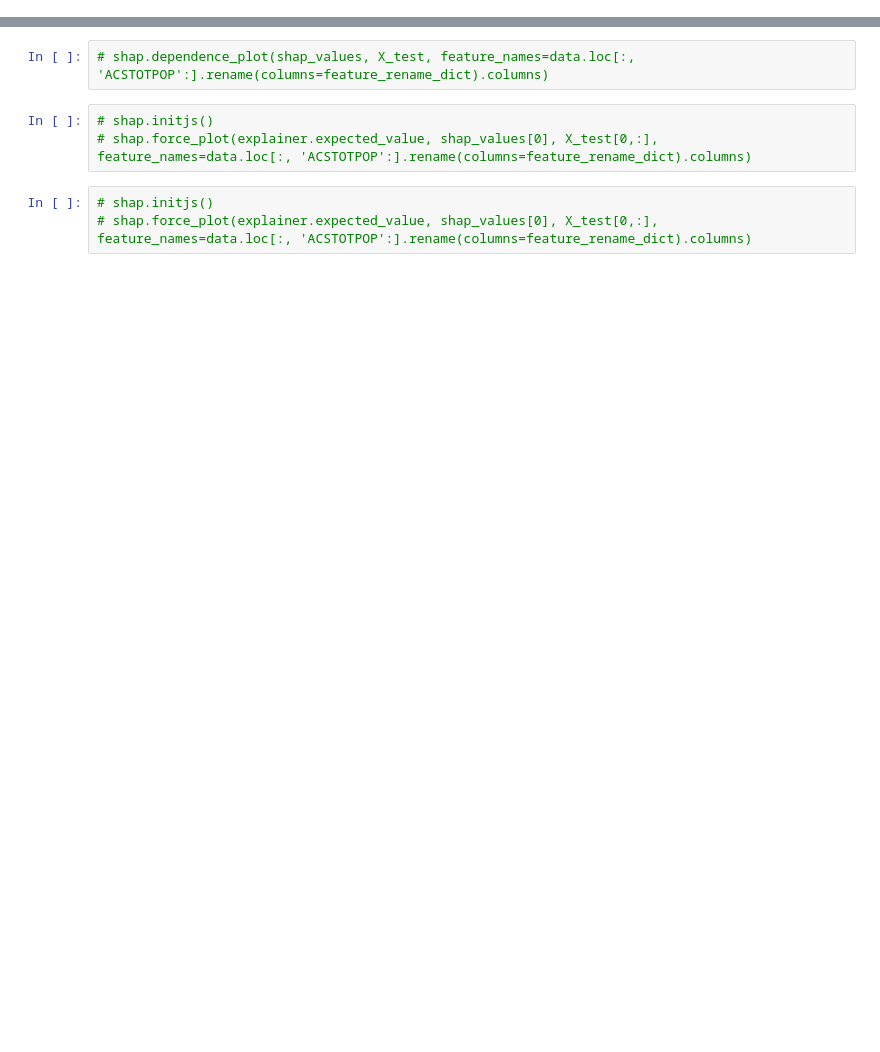
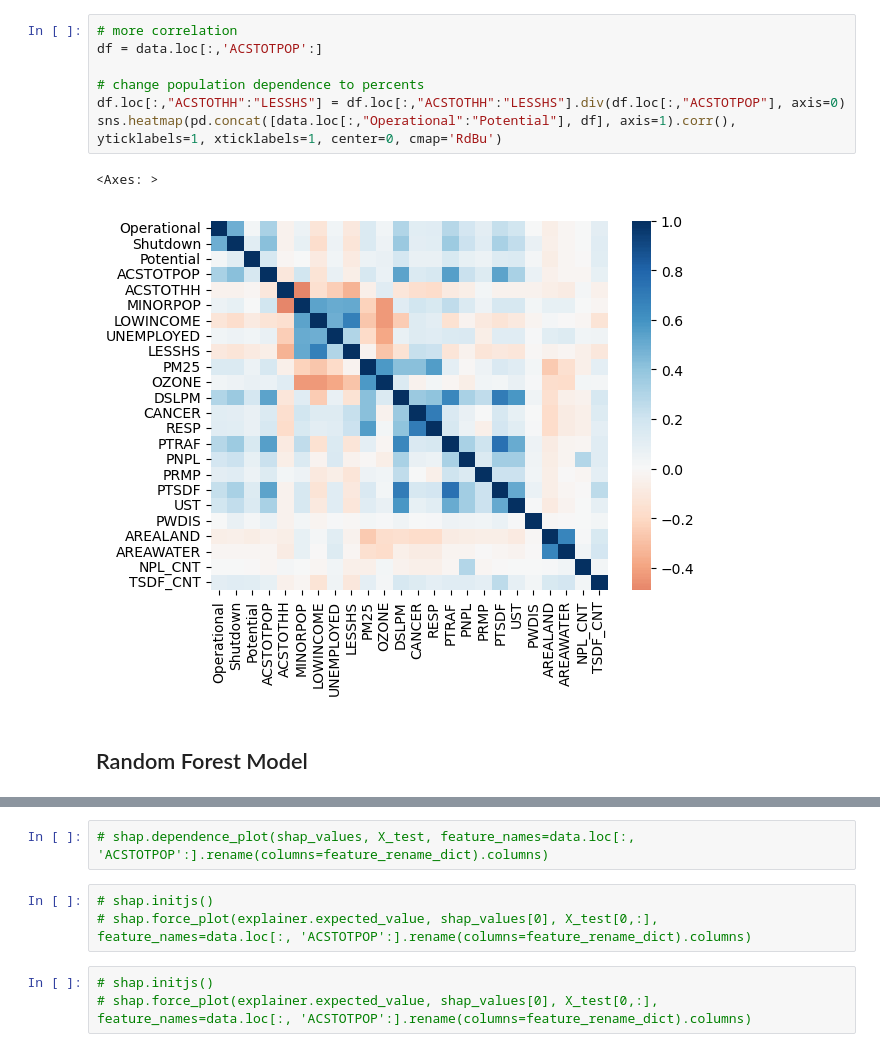
Before and after one commit to jkwesio/waste-class-repo2023, a Jupyter notebook: RF_SHAP_v3-jeb.ipynb, the cells around one changed output, grey strips where cells are left out. Drawn from its saved outputs; the diff is of its cells as text; blank space fills up the shorter version.

```diff
--- a/RF_SHAP_v3-jeb.ipynb
+++ b/RF_SHAP_v3-jeb.ipynb
@@ -44 +144,13 @@ import shap
+# %%
+# more correlation
+df = data.loc[:,'ACSTOTPOP':]
+
+# change population dependence to percents
+df.loc[:,"ACSTOTHH":"LESSHS"] = df.loc[:,"ACSTOTHH":"LESSHS"].div(df.loc[:,"ACSTOTPOP"], axis=0)
+sns.heatmap(pd.concat([data.loc[:,"Operational":"Potential"], df], axis=1).corr(), yticklabels=1, xticklabels=1, center=0, cmap='RdBu')
+# %% [output]
+<Axes: >
+[figure, added]
+# %% [markdown]
+## Random Forest Model
 # %%
```
Also changed, not shown: parts of 29 cells of this notebook, 5 other files.
